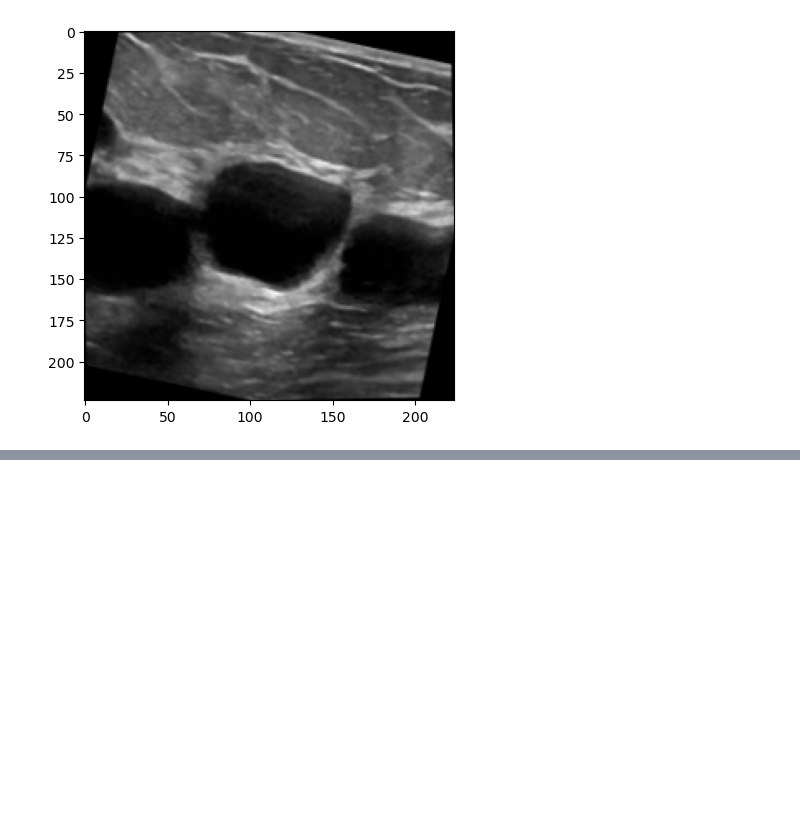
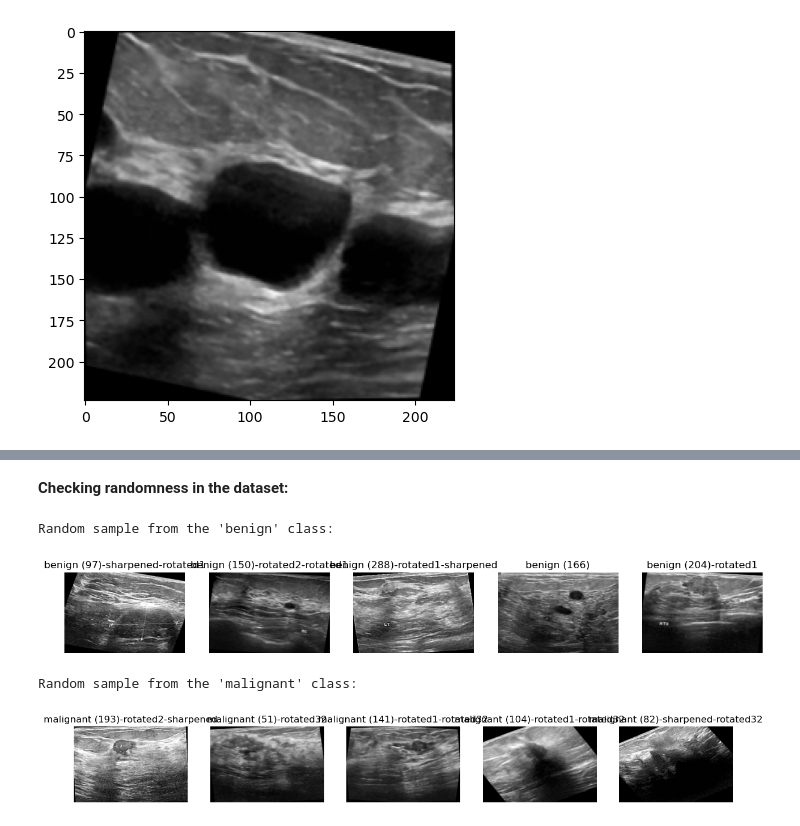
Before and after one commit to alirazi1992/BreastCancerUltrasound, a Jupyter notebook: Capstone-UltrasoundBreastCancer.ipynb, the cells around one changed output, grey strips where cells are left out. Saved outputs shown, nothing was run; the diff lists cells and outputs as text; code cells hidden in the pictures; blank space fills up the shorter version.

```diff
--- a/Capstone-UltrasoundBreastCancer.ipynb
+++ b/Capstone-UltrasoundBreastCancer.ipynb
@@ -38,0 +412,40 @@ Count_Imag
+# %% [markdown]
+**Checking randomness in the dataset:**
+# %%
+import os
+import random
+import matplotlib.pyplot as plt
+import matplotlib.image as mpimg
+
+
+def display_random_sample(folder_path, num_samples=5):
+    image_files = [filename for filename in os.listdir(folder_path) if filename.endswith(".jpg") or filename.endswith(".png")]
+    random_samples = random.sample(image_files, num_samples)
+
+    plt.figure(figsize=(15, 5))
+    for i, filename in enumerate(random_samples):
+        image_path = os.path.join(folder_path, filename)
+        image = mpimg.imread(image_path)
+
+        plt.subplot(1, num_samples, i+1)
+        plt.imshow(image)
+        plt.title(filename.split('.')[0])
+        plt.axis('off')
+
+    plt.show()
+
+augmented_benign_directory = "/Users/alirazi/BreastCancerUltrasound/data/ultrasound breast classification/train/resized_benign/"
+augmented_malignant_directory = "/Users/alirazi/BreastCancerUltrasound/data/ultrasound breast classification/train/resized_malignant/"
+
+
+num_samples_to_display = 5
+print("Random sample from the 'benign' class:")
+display_random_sample(augmented_benign_directory, num_samples_to_display)
+
+print("\nRandom sample from the 'malignant' class:")
+display_random_sample(augmented_malignant_directory, num_samples_to_display)
+# %% [output]
+Random sample from the 'benign' class:
+[figure, added]
+Random sample from the 'malignant' class:
+[figure, added]
```
Also changed, not shown: parts of 48 cells of this notebook.
